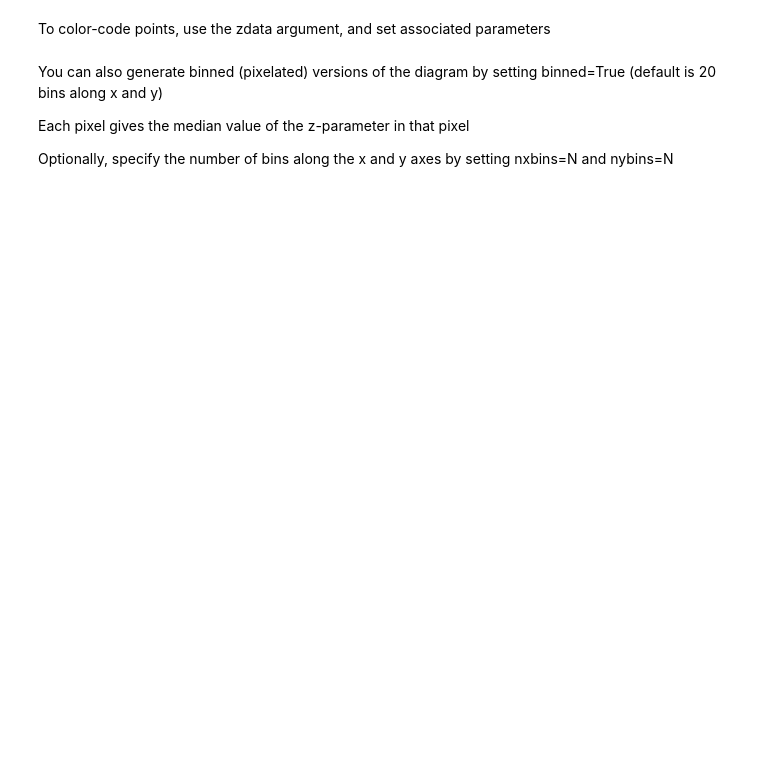
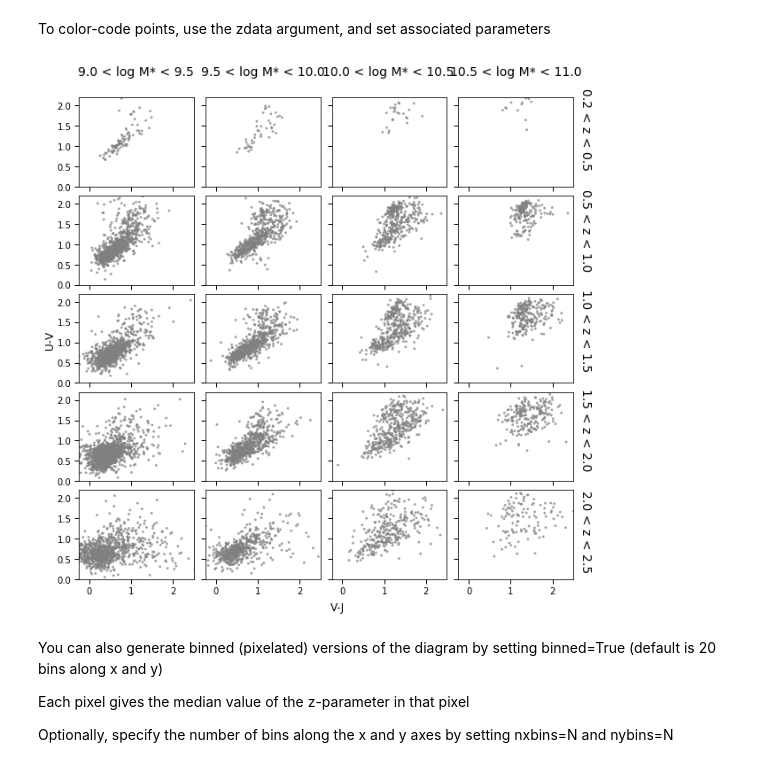
Before and after one commit to jztuan/SIP18, a Jupyter notebook: SIP tutorial.ipynb, the cells around one changed output. Drawn from its saved outputs; the diff is of its cells as text; code cells hidden in the pictures; blank space fills up the shorter version.

```diff
--- a/SIP tutorial.ipynb
+++ b/SIP tutorial.ipynb
@@ -75,8 +93,6 @@ uds = Table.read('uds_all.hdf5')
 # %%
-uds_selection = where( \
-                      (uds['mag_f160w_4']<26.7) &\
-                      (uds['PhotFlag']==0) & \
-                      (uds['CLASS_STAR']<0.9) & \
-                      (uds['z_best']>0.2) & (uds['z_best']<2.5) & \
-                      (log10(uds['M_med'])>9.0) & (log10(uds['M_med'])<11.0) &\
-                      (uds['f_f160w']==0))
+egs_selection = np.where( \
+                      (egs['PhotFlag']==0) & \
+                      (egs['CLASS_STAR']<0.9) & \
+                      (egs['z_best']>0.2) & (egs['z_best']<2.5) & \
+                      (egs['M_med']>9.0) & (egs['M_med']<11.0))
@@ -156,8 +178,10 @@ To color-code points, use the zdata argument, and set associated parameters
 # %%
 ax = plot_grid(vj,uv,mass,redshift,\
                xmin=-0.25,xmax=2.5,xlabel='V-J',\
                ymin=0,ymax=2.2,ylabel='U-V',\
-               zdata=ssfr,zmin=-10.7,zmax=-8,zlabel='log SSFR',cmap=nipy_r)
+               zmin=-10.7,zmax=-8,zlabel='log SSFR',cmap=nipy_r)
+# %% [output]
+[figure, added]
 # %% [markdown]
 You can also generate binned (pixelated) versions of the diagram by setting binned=True (default is 20 bins along x and y)
 
```
Also changed, not shown: parts of 18 cells of this notebook, 1 other file.
